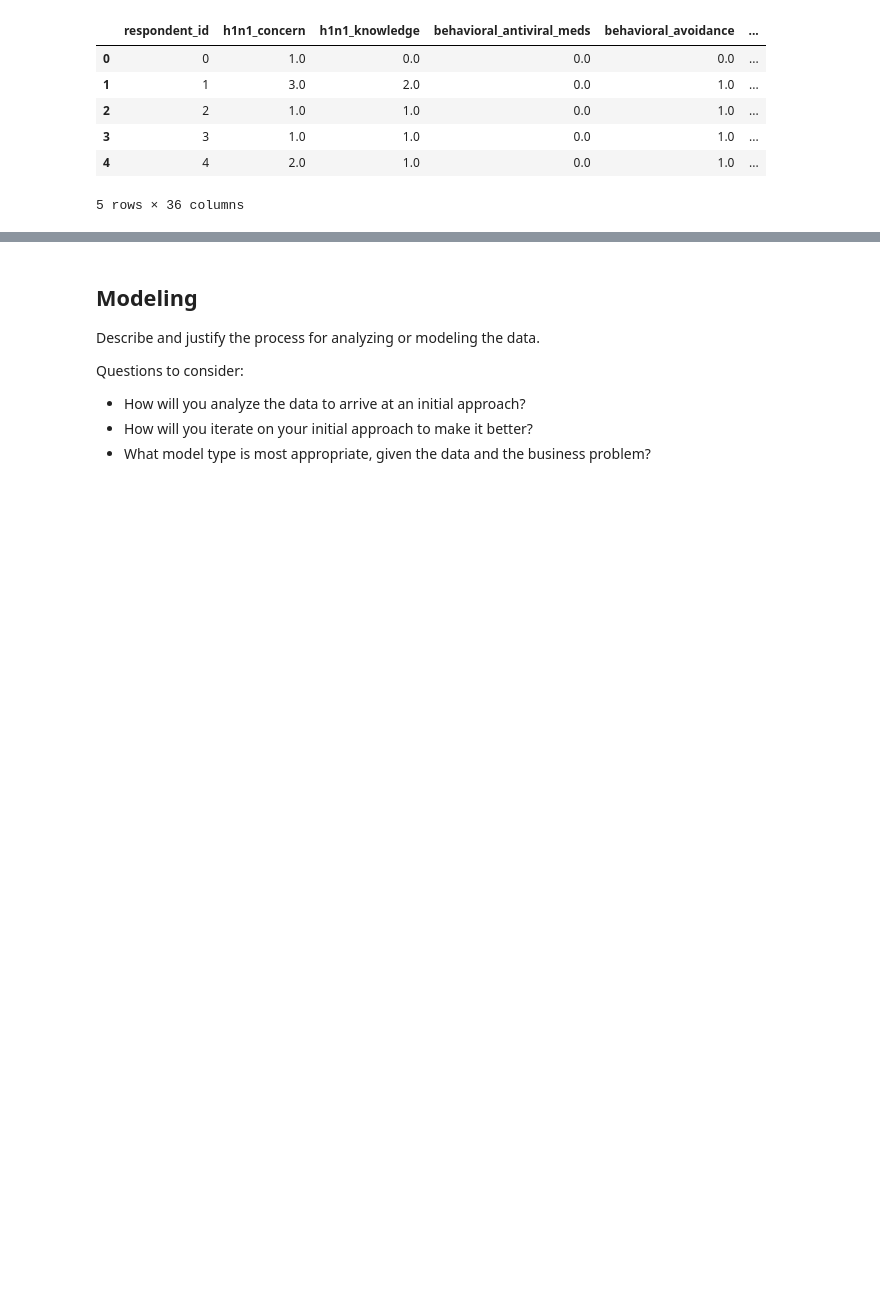
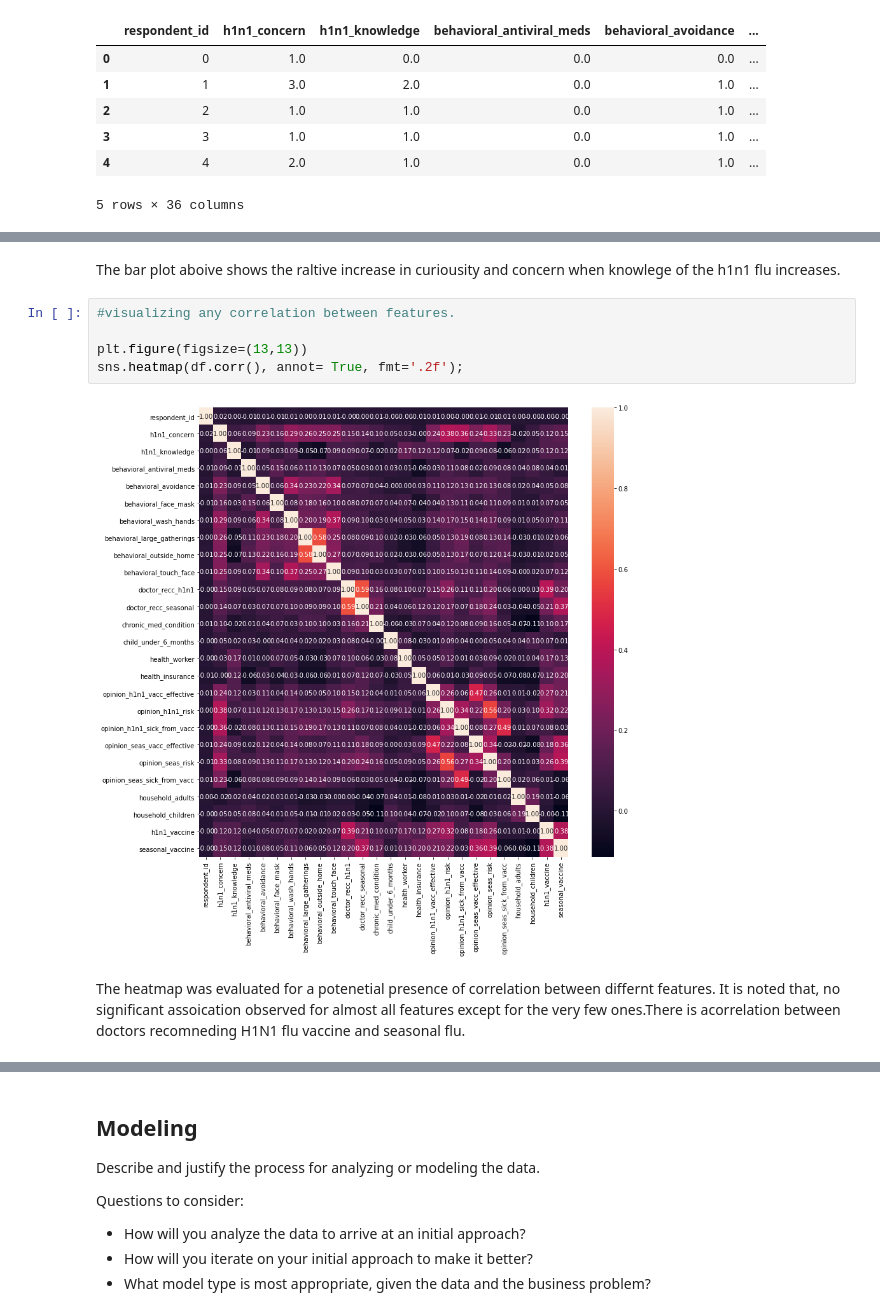
Before and after one commit to emykes/Flu_Vaccination_ML, a Jupyter notebook: Notebooks/Tamiru/Project3_Tamiru.ipynb, the cells around one changed output, grey strips where cells are left out. Saved outputs shown, nothing was run; the diff lists cells and outputs as text; blank space fills up the shorter version.

```diff
--- a/Notebooks/Tamiru/Project3_Tamiru.ipynb
+++ b/Notebooks/Tamiru/Project3_Tamiru.ipynb
@@ -85,0 +270,11 @@ fluvacc.head()
+# %% [markdown]
+The bar plot aboive shows the raltive increase in curiousity and concern when knowlege of the h1n1 flu increases.
+# %%
+#visualizing any correlation between features.
+
+plt.figure(figsize=(13,13))
+sns.heatmap(df.corr(), annot= True, fmt='.2f');
+# %% [output]
+[figure, added]
+# %% [markdown]
+The heatmap was evaluated for a potenetial presence of correlation between differnt features. It is noted that, no significant assoication observed for almost all features except for the very few ones.There is acorrelation between doctors recomneding H1N1 flu vaccine and seasonal flu.
```
Also changed, not shown: parts of 34 cells of this notebook.
